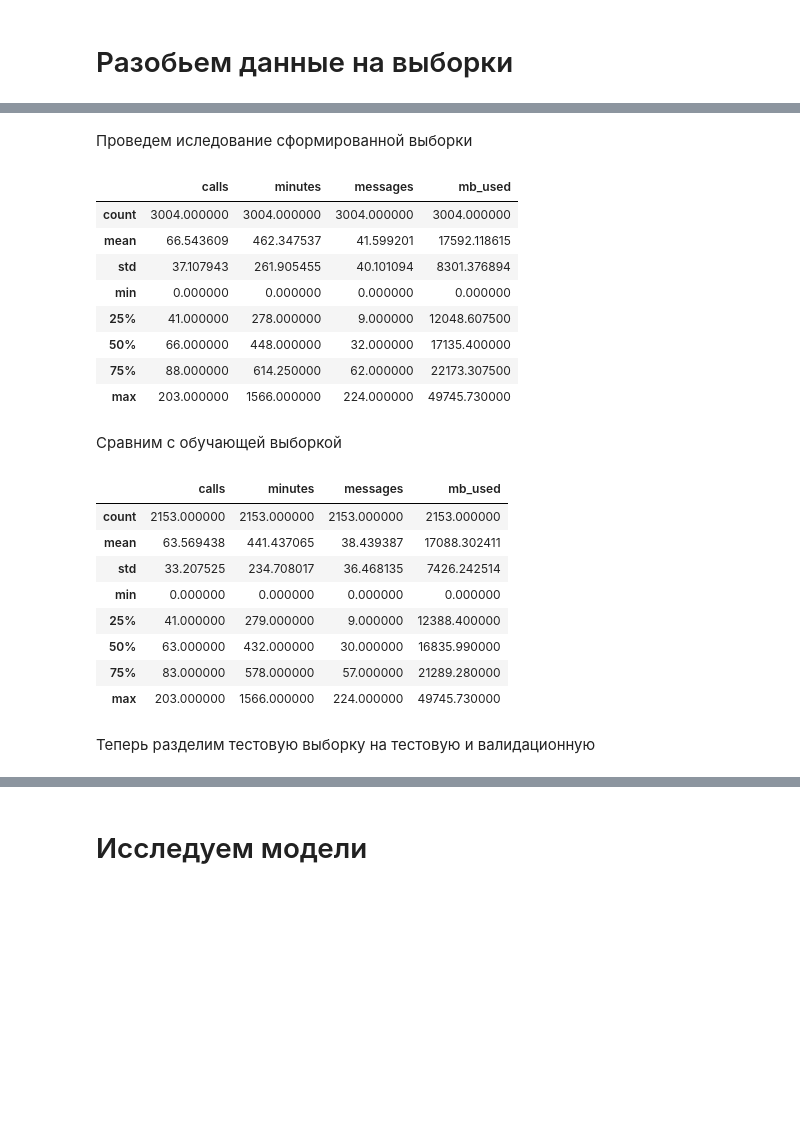
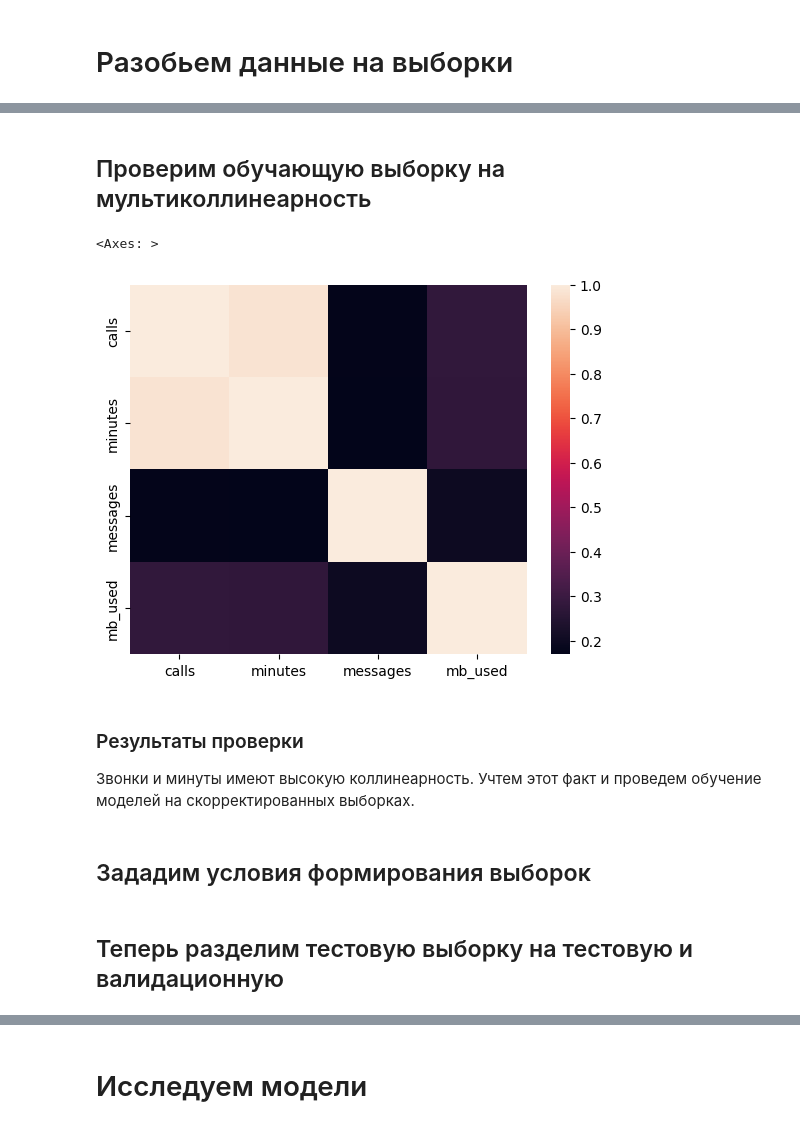
Before and after one commit to Gvozdyara/ml-tariff-classification, a Jupyter notebook: prediction_mobile_tariffs.ipynb, the cells around one changed output, grey strips where cells are left out. Cells and saved outputs as stored; diff of their text form; code cells hidden in the pictures; blank space fills up the shorter version.

```diff
--- a/prediction_mobile_tariffs.ipynb
+++ b/prediction_mobile_tariffs.ipynb
@@ -141,28 +154,12 @@ X_balanced, y_balanced = over.fit_resample(X_train, y_train)
-# %% [markdown]
-Проведем иследование сформированной выборки
-# %%
-describe(X_balanced, y_balanced)
-# %% [output]
-|  | calls | minutes | messages | mb_used |
-| count | 3004.000000 | 3004.000000 | 3004.000000 | 3004.000000 |
-| mean | 66.543609 | 462.347537 | 41.599201 | 17592.118615 |
-| std | 37.107943 | 261.905455 | 40.101094 | 8301.376894 |
-| min | 0.000000 | 0.000000 | 0.000000 | 0.000000 |
-| 25% | 41.000000 | 278.000000 | 9.000000 | 12048.607500 |
-| 50% | 66.000000 | 448.000000 | 32.000000 | 17135.400000 |
-| 75% | 88.000000 | 614.250000 | 62.000000 | 22173.307500 |
-| max | 203.000000 | 1566.000000 | 224.000000 | 49745.730000 |
-# %% [markdown]
-Сравним с обучающей выборкой
-# %%
-describe(X_train, y_train)
-# %% [output]
-|  | calls | minutes | messages | mb_used |
-| count | 2153.000000 | 2153.000000 | 2153.000000 | 2153.000000 |
-| mean | 63.569438 | 441.437065 | 38.439387 | 17088.302411 |
-| std | 33.207525 | 234.708017 | 36.468135 | 7426.242514 |
-| min | 0.000000 | 0.000000 | 0.000000 | 0.000000 |
-| 25% | 41.000000 | 279.000000 | 9.000000 | 12388.400000 |
-| 50% | 63.000000 | 432.000000 | 30.000000 | 16835.990000 |
-| 75% | 83.000000 | 578.000000 | 57.000000 | 21289.280000 |
-| max | 203.000000 | 1566.000000 | 224.000000 | 49745.730000 |
+# %% [markdown]
+## Проверим обучающую выборку на мультиколлинеарность
+# %%
+sns.heatmap(X_train.corr())
+# %% [output]
+<Axes: >
+[figure, added]
+# %% [markdown]
+### Результаты проверки
+Звонки и минуты имеют высокую коллинеарность. Учтем этот факт и проведем обучение моделей на скорректированных выборках.
+# %% [markdown]
+## Зададим условия формирования выборок
@@ -169,5 +173,5 @@ describe(X_train, y_train)
 # %% [markdown]
-Теперь разделим тестовую выборку на тестовую и валидационную
+## Теперь разделим тестовую выборку на тестовую и валидационную
 # %%
 (X_valid,
  X_test,
```
Also changed, not shown: parts of 44 cells of this notebook.
